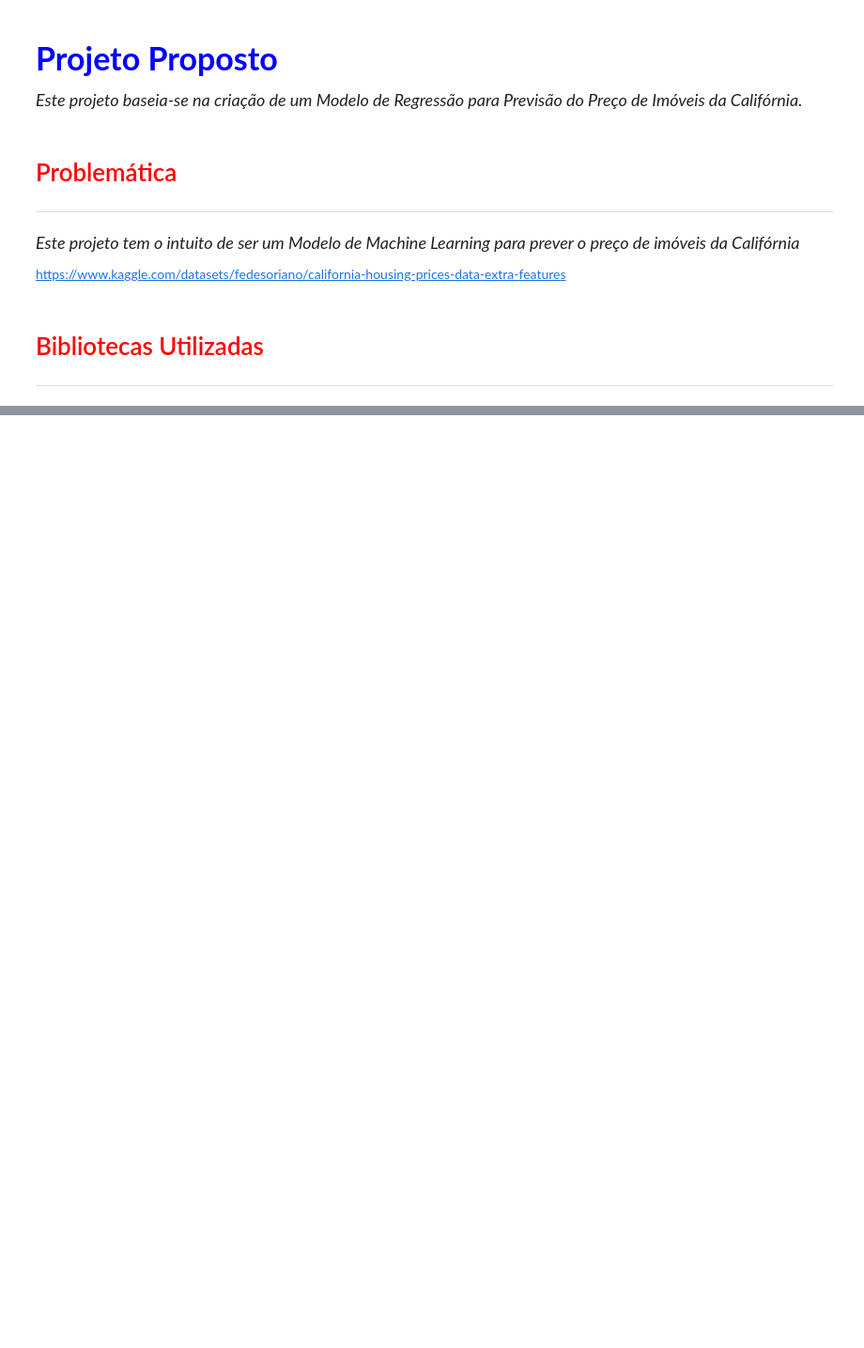
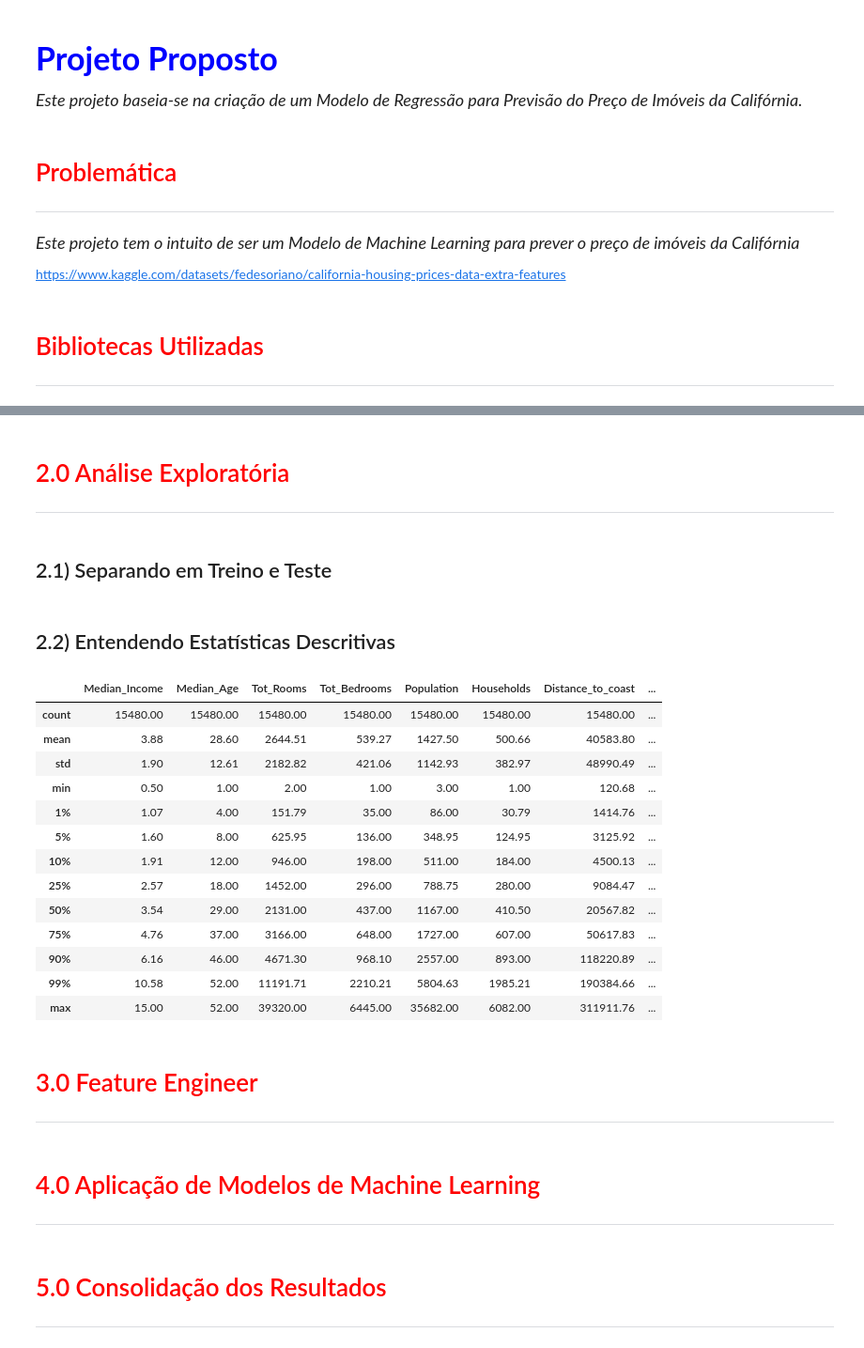
Before and after one commit to leonardovargas10/Modelo_Previsao_Preco_Imoveis, a Jupyter notebook: Modelo_Previsao_Preco_Imoveis.ipynb, the cells around one changed output, grey strips where cells are left out. Shown: that part at 94% size. Cells and saved outputs as stored; diff of their text form; code cells hidden in the pictures; blank space fills up the shorter version.

```diff
--- a/Modelo_Previsao_Preco_Imoveis.ipynb
+++ b/Modelo_Previsao_Preco_Imoveis.ipynb
@@ -90,0 +710,10 @@ spark = SparkSession.builder.getOrCreate()
+# %%
+def separa_treino_teste(target, dados, size):
+    x = dados.drop(target, axis = 1)
+    y = dados[target]
+    x_train, x_test, y_train, y_test = train_test_split(x, y, test_size= size, random_state = 42)
+
+    df_train = pd.concat([x_train, y_train], axis = 1)
+    df_test = pd.concat([x_test, y_test], axis = 1)
+
+    return df_train, df_test
@@ -90,0 +920,5 @@ spark = SparkSession.builder.getOrCreate()
+# %%
+df = pd.read_csv('../04_modelo_previsao_preco_imoveis/data/California_Houses.csv')
+print(df.shape)
+print(df.dtypes)
+display(df.head())
@@ -90,0 +946,36 @@ spark = SparkSession.builder.getOrCreate()
+# %% [markdown]
+# <font color='red' style='font-size: 40px;'> 2.0 Análise Exploratória </font>
+<hr style='border: 2px solid red;'>
+# %% [markdown]
+## 2.1) Separando em Treino e Teste
+# %%
+df_train = separa_treino_teste('Median_House_Value', df, 0.25)[0]
+df_test = separa_treino_teste('Median_House_Value', df, 0.25)[1]
+# %% [markdown]
+## 2.2) Entendendo Estatísticas Descritivas
+# %%
+df_train.describe(percentiles=[0.01, 0.05, 0.1, 0.25, 0.50, 0.75, 0.90, 0.99])
+# %% [output]
+|  | Median_Income | Median_Age | Tot_Rooms | Tot_Bedrooms | Population | Households | Distance_to_coast | ... |
+| count | 15480.00 | 15480.00 | 15480.00 | 15480.00 | 15480.00 | 15480.00 | 15480.00 | ... |
+| mean | 3.88 | 28.60 | 2644.51 | 539.27 | 1427.50 | 500.66 | 40583.80 | ... |
+| std | 1.90 | 12.61 | 2182.82 | 421.06 | 1142.93 | 382.97 | 48990.49 | ... |
+| min | 0.50 | 1.00 | 2.00 | 1.00 | 3.00 | 1.00 | 120.68 | ... |
+| 1% | 1.07 | 4.00 | 151.79 | 35.00 | 86.00 | 30.79 | 1414.76 | ... |
+| 5% | 1.60 | 8.00 | 625.95 | 136.00 | 348.95 | 124.95 | 3125.92 | ... |
+| 10% | 1.91 | 12.00 | 946.00 | 198.00 | 511.00 | 184.00 | 4500.13 | ... |
+| 25% | 2.57 | 18.00 | 1452.00 | 296.00 | 788.75 | 280.00 | 9084.47 | ... |
+| 50% | 3.54 | 29.00 | 2131.00 | 437.00 | 1167.00 | 410.50 | 20567.82 | ... |
+| 75% | 4.76 | 37.00 | 3166.00 | 648.00 | 1727.00 | 607.00 | 50617.83 | ... |
+| 90% | 6.16 | 46.00 | 4671.30 | 968.10 | 2557.00 | 893.00 | 118220.89 | ... |
+| 99% | 10.58 | 52.00 | 11191.71 | 2210.21 | 5804.63 | 1985.21 | 190384.66 | ... |
+| max | 15.00 | 52.00 | 39320.00 | 6445.00 | 35682.00 | 6082.00 | 311911.76 | ... |
+# %% [markdown]
+# <font color='red' style='font-size: 40px;'> 3.0 Feature Engineer </font>
+<hr style='border: 2px solid red;'>
+# %% [markdown]
+# <font color='red' style='font-size: 40px;'> 4.0 Aplicação de Modelos de Machine Learning </font>
+<hr style='border: 2px solid red;'>
+# %% [markdown]
+# <font color='red' style='font-size: 40px;'> 5.0 Consolidação dos Resultados </font>
+<hr style='border: 2px solid red;'>
```
Also changed, not shown: parts of 53 cells of this notebook.
